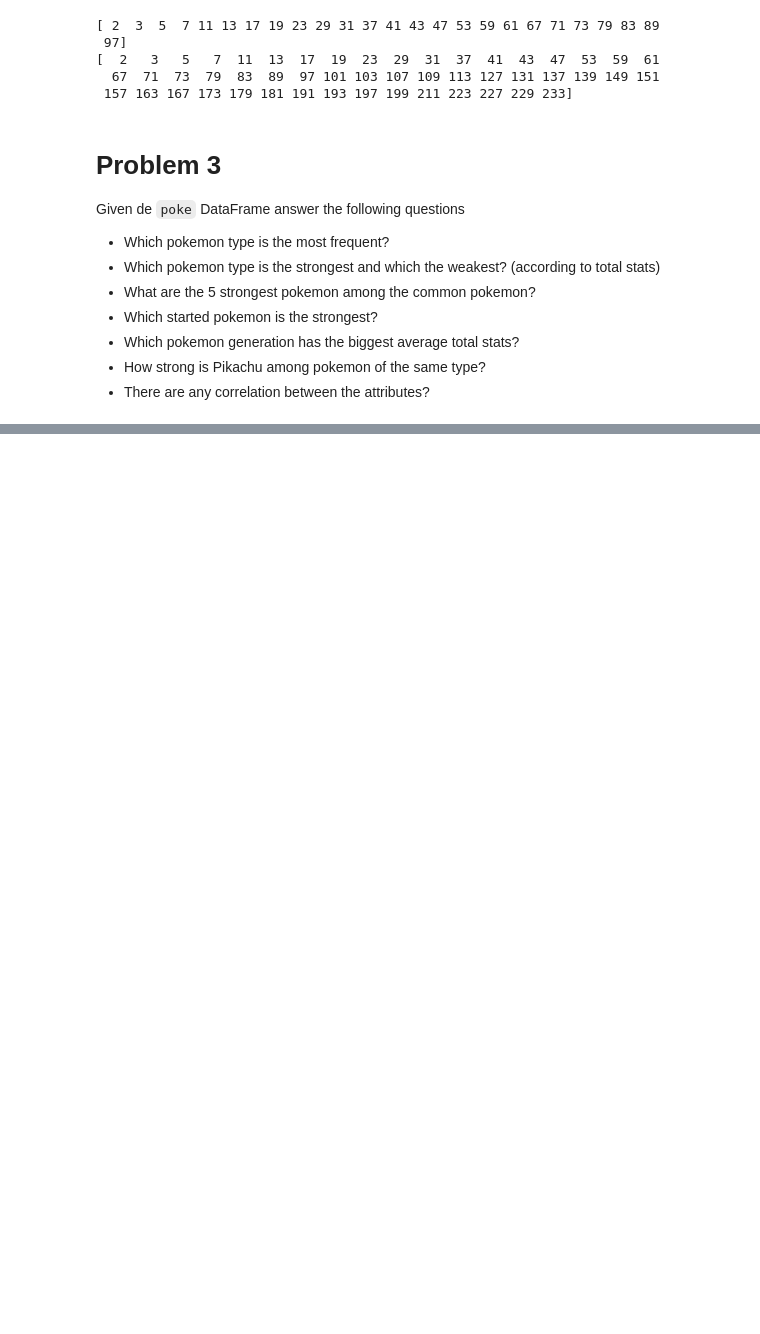
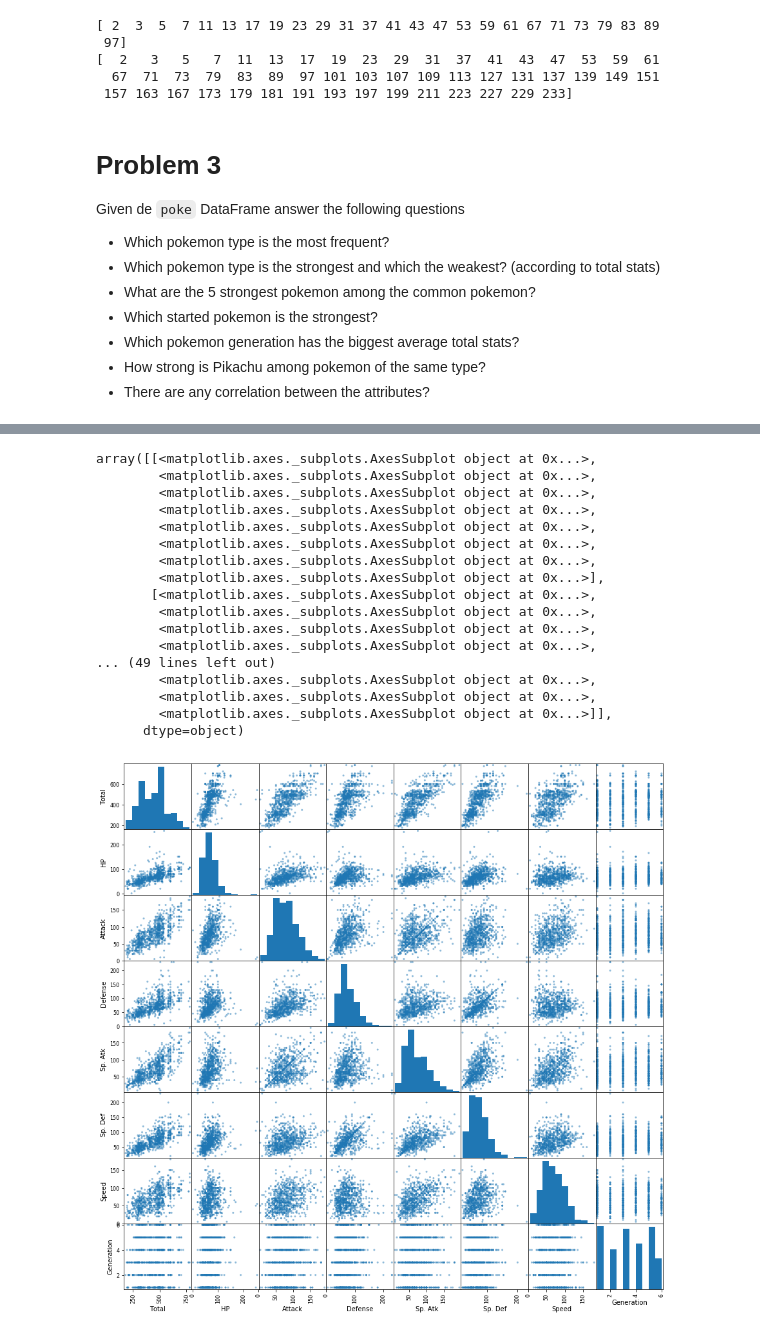
Before and after one commit to sivico26/ML-biocomp, a Jupyter notebook: notebooks/hw/hw1-python.ipynb, the cells around one changed output, grey strips where cells are left out. Cells and saved outputs as stored; diff of their text form; code cells hidden in the pictures; blank space fills up the shorter version.

```diff
--- a/notebooks/hw/hw1-python.ipynb
+++ b/notebooks/hw/hw1-python.ipynb
@@ -80,0 +289,21 @@ poke.head()
+# %%
+pd.plotting.scatter_matrix(poke.drop(poke.columns[[0,1,2,3,-1]], axis=1), figsize=(15,15))
+# %% [output]
+array([[<matplotlib.axes._subplots.AxesSubplot object at 0x...>,
+        <matplotlib.axes._subplots.AxesSubplot object at 0x...>,
+        <matplotlib.axes._subplots.AxesSubplot object at 0x...>,
+        <matplotlib.axes._subplots.AxesSubplot object at 0x...>,
+        <matplotlib.axes._subplots.AxesSubplot object at 0x...>,
+        <matplotlib.axes._subplots.AxesSubplot object at 0x...>,
+        <matplotlib.axes._subplots.AxesSubplot object at 0x...>,
+        <matplotlib.axes._subplots.AxesSubplot object at 0x...>],
+       [<matplotlib.axes._subplots.AxesSubplot object at 0x...>,
+        <matplotlib.axes._subplots.AxesSubplot object at 0x...>,
+        <matplotlib.axes._subplots.AxesSubplot object at 0x...>,
+        <matplotlib.axes._subplots.AxesSubplot object at 0x...>,
+... (49 lines left out)
+        <matplotlib.axes._subplots.AxesSubplot object at 0x...>,
+        <matplotlib.axes._subplots.AxesSubplot object at 0x...>,
+        <matplotlib.axes._subplots.AxesSubplot object at 0x...>]],
+      dtype=object)
+[figure, added]
```
Also changed, not shown: parts of 32 cells of this notebook, 3 other files.
